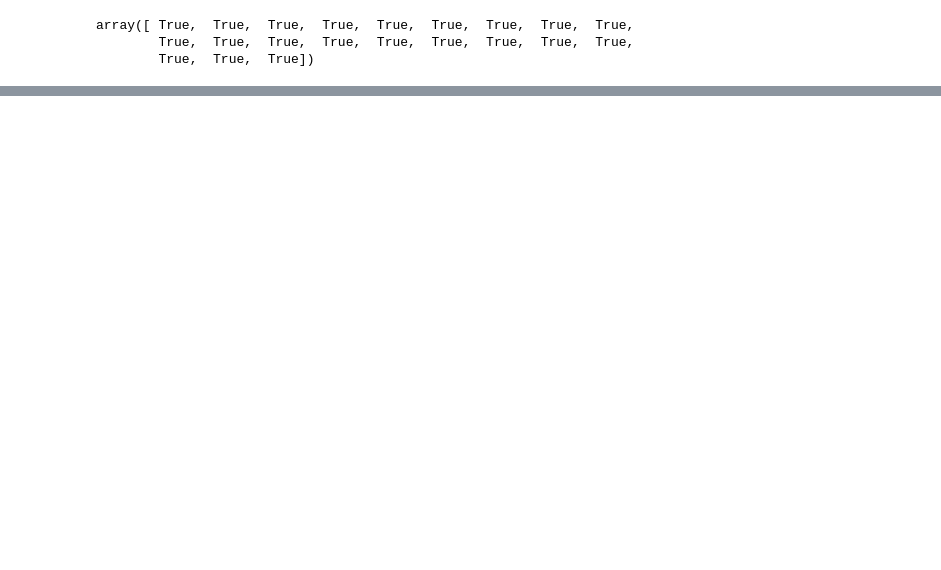
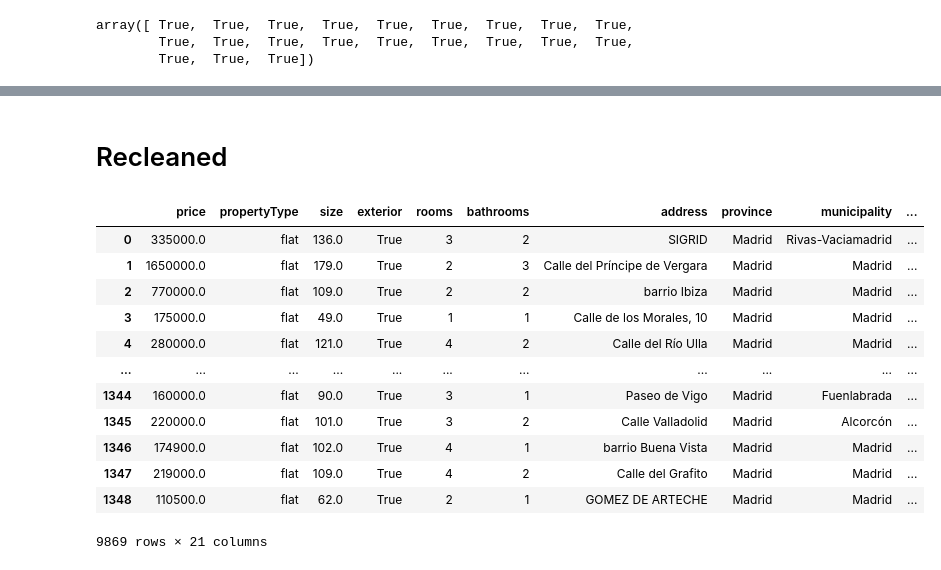
Before and after one commit to falba3/harmonia, a Jupyter notebook: workspace.ipynb, the cells around one changed output, grey strips where cells are left out. Saved outputs shown, nothing was run; the diff lists cells and outputs as text; code cells hidden in the pictures; blank space fills up the shorter version.

```diff
--- a/workspace.ipynb
+++ b/workspace.ipynb
@@ -136,2 +137,20 @@ combined.drop_duplicates()
 # %%
 combined.to_csv('recleaned_df.csv')
+# %% [markdown]
+# Recleaned
+# %%
+combined
+# %% [output]
+|  | price | propertyType | size | exterior | rooms | bathrooms | address | province | municipality | ... |
+| 0 | 335000.0 | flat | 136.0 | True | 3 | 2 | SIGRID | Madrid | Rivas-Vaciamadrid | ... |
+| 1 | 1650000.0 | flat | 179.0 | True | 2 | 3 | Calle del Príncipe de Vergara | Madrid | Madrid | ... |
+| 2 | 770000.0 | flat | 109.0 | True | 2 | 2 | barrio Ibiza | Madrid | Madrid | ... |
+| 3 | 175000.0 | flat | 49.0 | True | 1 | 1 | Calle de los Morales, 10 | Madrid | Madrid | ... |
+| 4 | 280000.0 | flat | 121.0 | True | 4 | 2 | Calle del Río Ulla | Madrid | Madrid | ... |
+| ... | ... | ... | ... | ... | ... | ... | ... | ... | ... | ... |
+| 1344 | 160000.0 | flat | 90.0 | True | 3 | 1 | Paseo de Vigo | Madrid | Fuenlabrada | ... |
+| 1345 | 220000.0 | flat | 101.0 | True | 3 | 2 | Calle Valladolid | Madrid | Alcorcón | ... |
+| 1346 | 174900.0 | flat | 102.0 | True | 4 | 1 | barrio Buena Vista | Madrid | Madrid | ... |
+| 1347 | 219000.0 | flat | 109.0 | True | 4 | 2 | Calle del Grafito | Madrid | Madrid | ... |
+| 1348 | 110500.0 | flat | 62.0 | True | 2 | 1 | GOMEZ DE ARTECHE | Madrid | Madrid | ... |
+9869 rows × 21 columns
```
Also changed, not shown: parts of 6 cells of this notebook, 4 other files.
